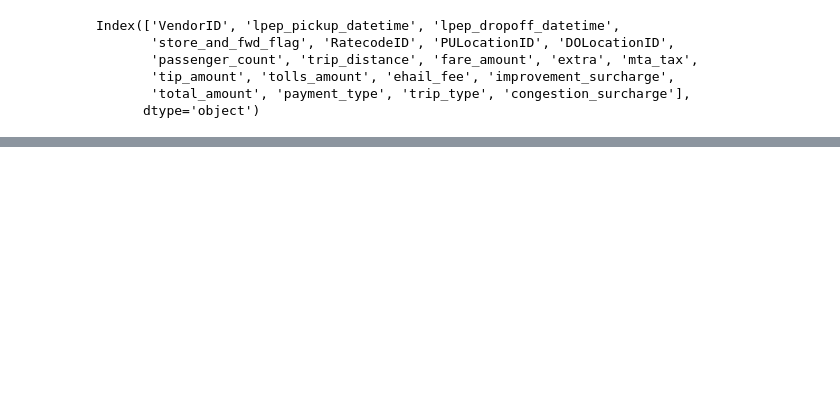
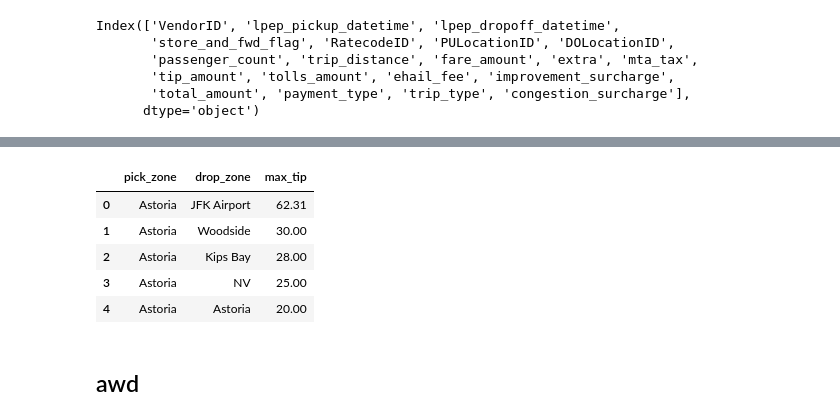
Before and after one commit to aae2609/DEZoomcamp, a Jupyter notebook: modules/1_docker_terraform/1_injest_and_query.ipynb, the cells around one changed output, grey strips where cells are left out. Saved outputs shown, nothing was run; the diff lists cells and outputs as text; code cells hidden in the pictures; blank space fills up the shorter version.

```diff
--- a/modules/1_docker_terraform/x.ipynb
+++ b/modules/1_docker_terraform/1_injest_and_query.ipynb
@@ -174,0 +231,32 @@ pd.read_sql(query, con=engine)
+# %%
+query = """
+select distinct
+    pz."Zone" as pick_zone,
+    dz."Zone" as drop_zone,
+    max(tip_amount) over (partition by dz."Zone") as max_tip
+from ny_taxi t
+
+left join zones pz
+on t."PULocationID" = pz."LocationID"
+
+left join zones dz
+on t."DOLocationID" = dz."LocationID"
+
+where cast(lpep_pickup_datetime as date) between '2019-09-01' and '2019-09-30'
+and pz."Zone" = 'Astoria'
+
+order by max_tip desc
+limit 5
+
+
+"""
+dfx = pd.read_sql(query, con=engine)
+with pd.option_context("display.max_columns", 1000):
+    display(dfx)
+# %% [output]
+|  | pick_zone | drop_zone | max_tip |
+| 0 | Astoria | JFK Airport | 62.31 |
+| 1 | Astoria | Woodside | 30.00 |
+| 2 | Astoria | Kips Bay | 28.00 |
+| 3 | Astoria | NV | 25.00 |
+| 4 | Astoria | Astoria | 20.00 |
@@ -174,0 +265,2 @@ pd.read_sql(query, con=engine)
+# %% [markdown]
+## awd
```
Also changed, not shown: parts of 13 cells of this notebook.
